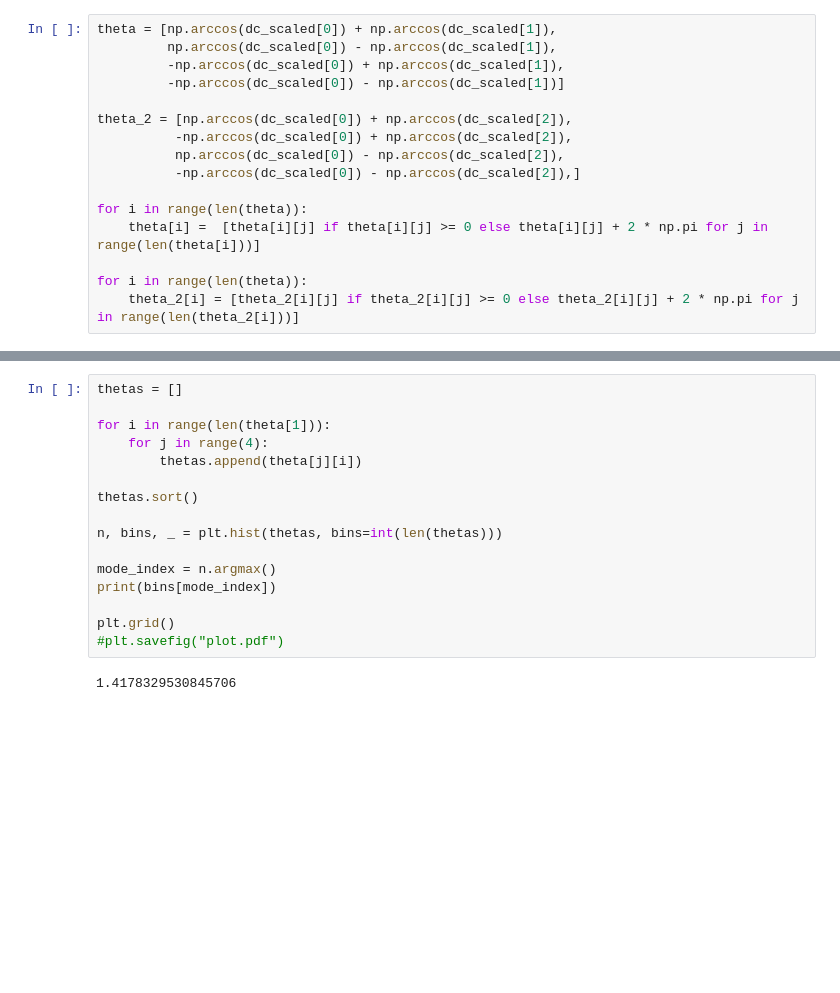
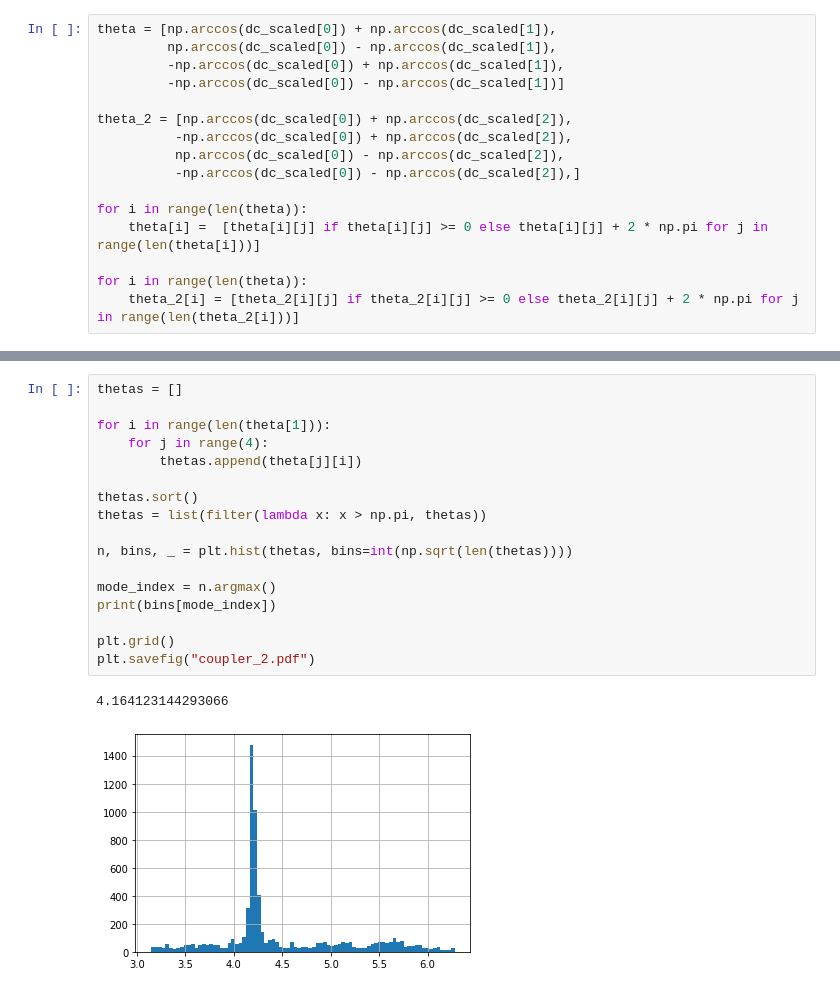
Before and after one commit to bilaljo/MiniPTI, a Jupyter notebook: notebooks/passepartout.ipynb, the cells around one changed output, grey strips where cells are left out. Saved outputs shown, nothing was run; the diff lists cells and outputs as text; blank space fills up the shorter version.

```diff
--- a/notebooks/passepartout.ipynb
+++ b/notebooks/passepartout.ipynb
@@ -119,21 +121,23 @@ plt.show()
 # %%
 thetas = []
 
 for i in range(len(theta[1])):
     for j in range(4):
         thetas.append(theta[j][i])
 
 thetas.sort()
+thetas = list(filter(lambda x: x > np.pi, thetas))
 
-n, bins, _ = plt.hist(thetas, bins=int(len(thetas)))
+n, bins, _ = plt.hist(thetas, bins=int(np.sqrt(len(thetas))))
 
 mode_index = n.argmax()
 print(bins[mode_index])
 
 plt.grid()
-#plt.savefig("plot.pdf")
+plt.savefig("coupler_2.pdf")
 # %% [output]
-1.4178329530845706
+4.164123144293066
+[figure, added]
 # %%
 for i in range(len(theta)):
     plt.plot(range(len(theta_2[i])), theta_2[i])
```
Also changed, not shown: parts of 14 cells of this notebook.
